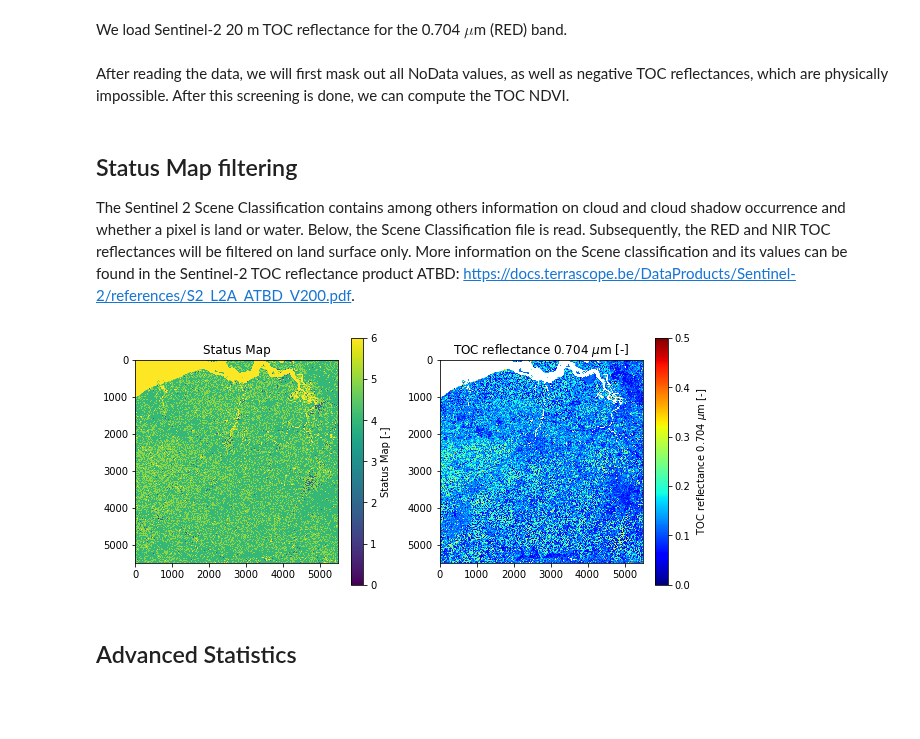
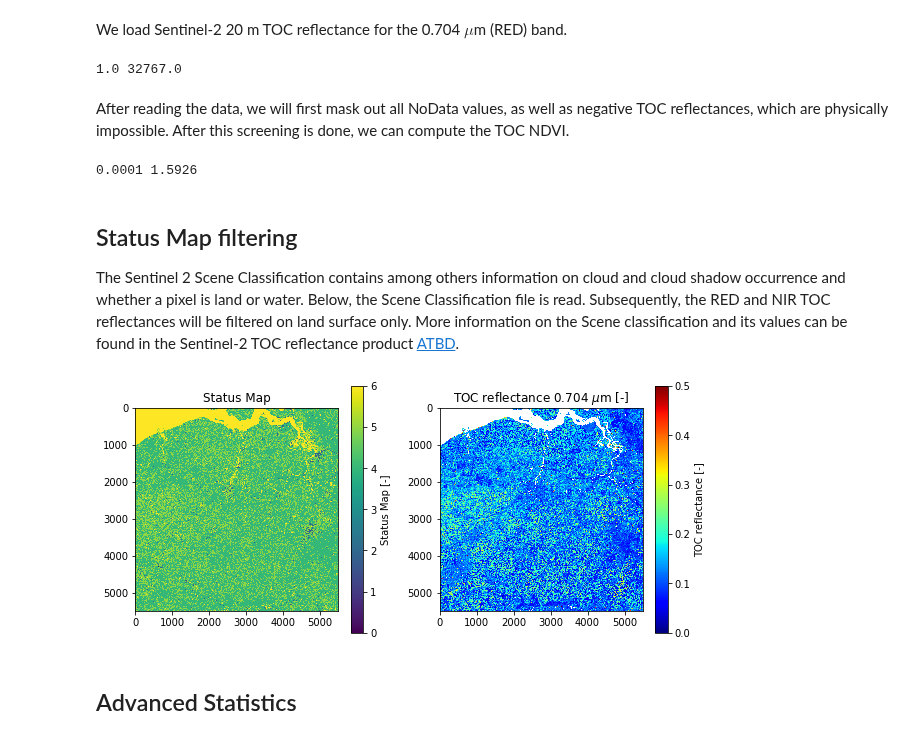
Before and after one commit to VITObelgium/notebook-samples, a Jupyter notebook: Terrascope/Advanced/Sentinel-2_advanced.ipynb, the cells around one changed output. Cells and saved outputs as stored; diff of their text form; code cells hidden in the pictures; blank space fills up the shorter version.

```diff
--- a/Terrascope/Advanced/Sentinel-2_advanced.ipynb
+++ b/Terrascope/Advanced/Sentinel-2_advanced.ipynb
@@ -29,49 +29,53 @@ f_red = '/data/MTDA/TERRASCOPE_Sentinel2/TOC_V2/2017/05/26/S2A_20170526T105031_3
 #read the files with rasterio and print some attributes
 with rasterio.open(f_red, 'r') as data:
     d_red = data.read(1).astype(float)
+print(np.nanmin(d_red), np.nanmax(d_red))
+# %% [output]
+1.0 32767.0
 # %% [markdown]
 After reading the data, we will first mask out all NoData values, as well as negative TOC reflectances, which are physically impossible. After this screening is done, we can compute the TOC NDVI.
 # %%
 #TBD: read the nodata and scaling factor from the files' metadata
-noval = np.where((d_red == 32767) | (d_red < 0))
-
-d_red[noval] = np.nan
+d_red[(d_red == 32767) | (d_red < 0)] = np.nan
 
 #apply the scaling factor
 d_red = d_red * 0.0001
+print(np.nanmin(d_red), np.nanmax(d_red))
+# %% [output]
+0.0001 1.5926
 # %% [markdown]
 ## Status Map filtering
 The Sentinel 2 Scene Classification contains among others information on cloud and cloud shadow occurrence and whether a pixel is land or water. Below, the Scene Classification file is read.
 Subsequently, the RED and NIR TOC reflectances will be filtered on land surface only.
-More information on the Scene classification and its values can be found in the Sentinel-2 TOC reflectance product ATBD: https://docs.terrascope.be/DataProducts/Sentinel-2/references/S2_L2A_ATBD_V200.pdf.
+More information on the Scene classification and its values can be found in the Sentinel-2 TOC reflectance product [ATBD](https://docs.terrascope.be/DataProducts/Sentinel-2/references/S2_L2A_ATBD_V200.pdf).
 # %%
 f_status = '/data/MTDA/TERRASCOPE_Sentinel2/TOC_V2/2017/05/26/S2A_20170526T105031_31UES_TOC_V200/S2A_20170526T105031_31UES_SCENECLASSIFICATION_20M_V200.tif'
 
 with rasterio.open(f_status, 'r') as data:
     d_status = data.read(1).astype(int)
 
 mplot.figure(figsize=(10, 10))
 mplot.subplot(221)
 mplot.imshow(d_status, vmin=0, vmax=6)
 mplot.title('Status Map')
 
 cb = mplot.colorbar(aspect=20)
 cb.ax.set_ylabel('Status Map [-]')
 cb.ax.tick_params(labelsize=10)
 
 #we are only interested in land surface pixels, so set all sea pixels to NaN
 sea = np.where(d_status == 6)
 d_red[sea] = np.nan
 
 mplot.subplot(222)
 mplot.imshow(d_red, cmap= 'jet', vmin=0., vmax=0.5)
 mplot.title('TOC reflectance 0.704 $\mu$m [-]')
 
 cb = mplot.colorbar(aspect=20)
-cb.ax.set_ylabel('TOC reflectance 0.704 $\mu$m [-]')
+cb.ax.set_ylabel('TOC reflectance [-]')
 cb.ax.tick_params(labelsize=10)
 # %% [output]
-[figure, old version]
+[figure, new version]
 # %% [markdown]
 ## Advanced Statistics
 # %% [markdown]
```
Also changed, not shown: parts of 5 cells of this notebook.
